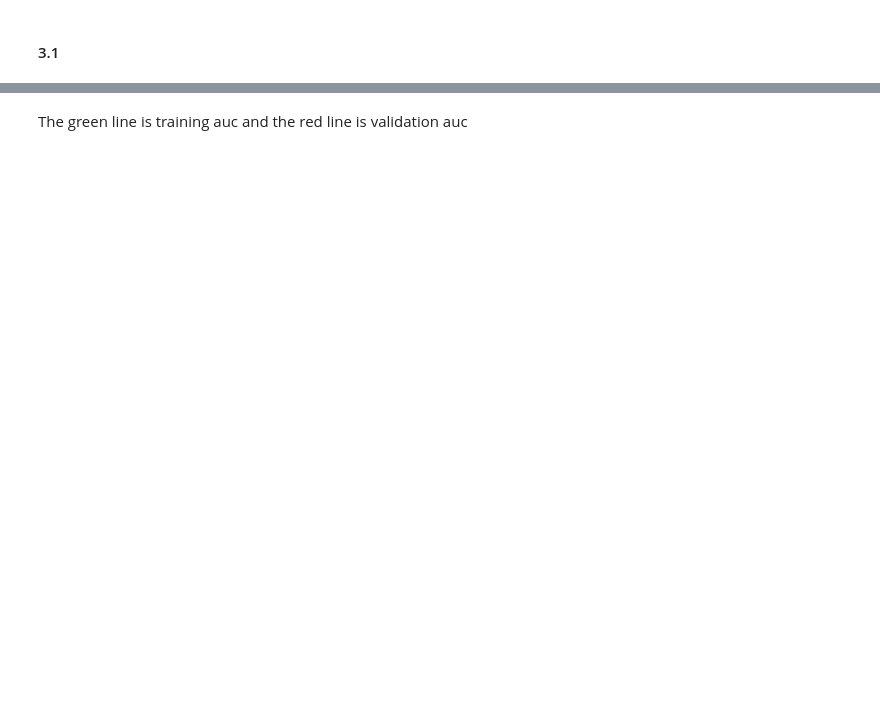
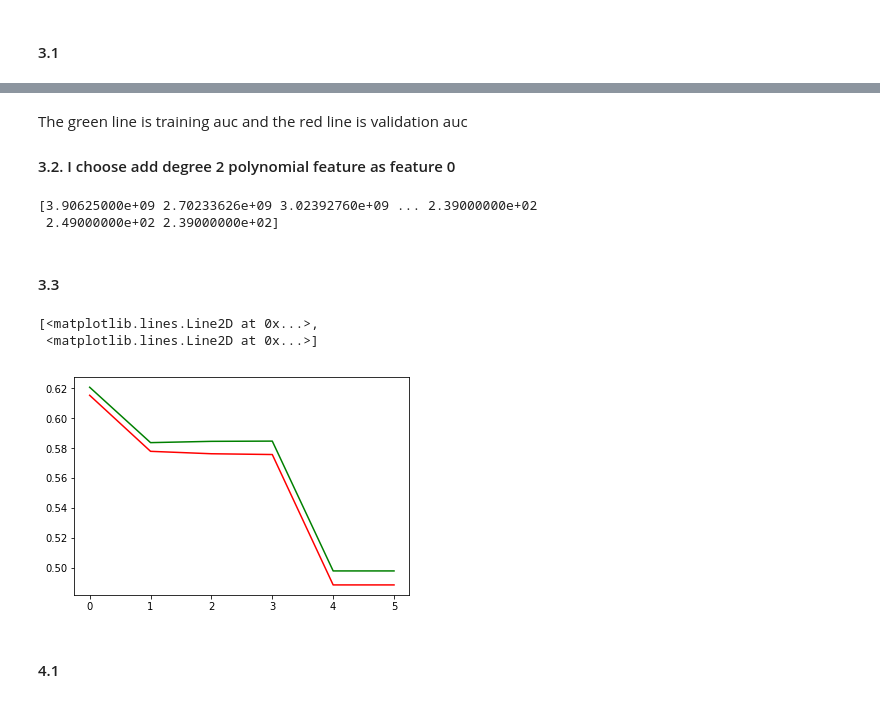
Before and after one commit to Gavin-Yeah/cs273pHW4, a Jupyter notebook: Untitled.ipynb, the cells around one changed output, grey strips where cells are left out. Drawn from its saved outputs; the diff is of its cells as text; code cells hidden in the pictures; blank space fills up the shorter version.

```diff
--- a/Untitled.ipynb
+++ b/Untitled.ipynb
@@ -129,2 +131,32 @@ KeyboardInterrupt:
 # %% [markdown]
 The green line is training auc and the red line is validation auc
+#### 3.2. I choose add degree 2 polynomial feature as feature 0
+# %%
+XtP=Xt
+for i in range(len(XtP[0])):
+    XtP[i,0]*= XtP[i,0]
+print(XtP[:,0])
+XtSP, params = ml.rescale(XtP) # Normalize the features
+XvSP, _ = ml.rescale(Xva, params) # Normalize the features
+# %% [output]
+[3.90625000e+09 2.70233626e+09 3.02392760e+09 ... 2.39000000e+02
+ 2.49000000e+02 2.39000000e+02]
+# %% [markdown]
+#### 3.3
+# %%
+learner = ml.linearC.linearClassify()
+regs=[0.0,1.0,2.0,3.0,4.0,5.0]
+auc_trainP = np.ones(6)
+auc_validP = np.ones(6)
+for i in range(6):
+    learner.train(XtSP, Yt, reg=regs[i], initStep=0.5, stopTol=1e-6, stopIter=100)
+    auc_trainP[i] = learner.auc(XtSP, Yt) # train AUC
+    auc_validP[i] = learner.auc(XvSP, Yva) # validation AUC
+plt.figure()
+plt.plot(regs, auc_trainP, 'r', regs, auc_validP, 'g')
+# %% [output]
+[<matplotlib.lines.Line2D at 0x...>,
+ <matplotlib.lines.Line2D at 0x...>]
+[figure, added]
+# %% [markdown]
+#### 4.1
```
Also changed, not shown: parts of 4 cells of this notebook, 17 other files.
